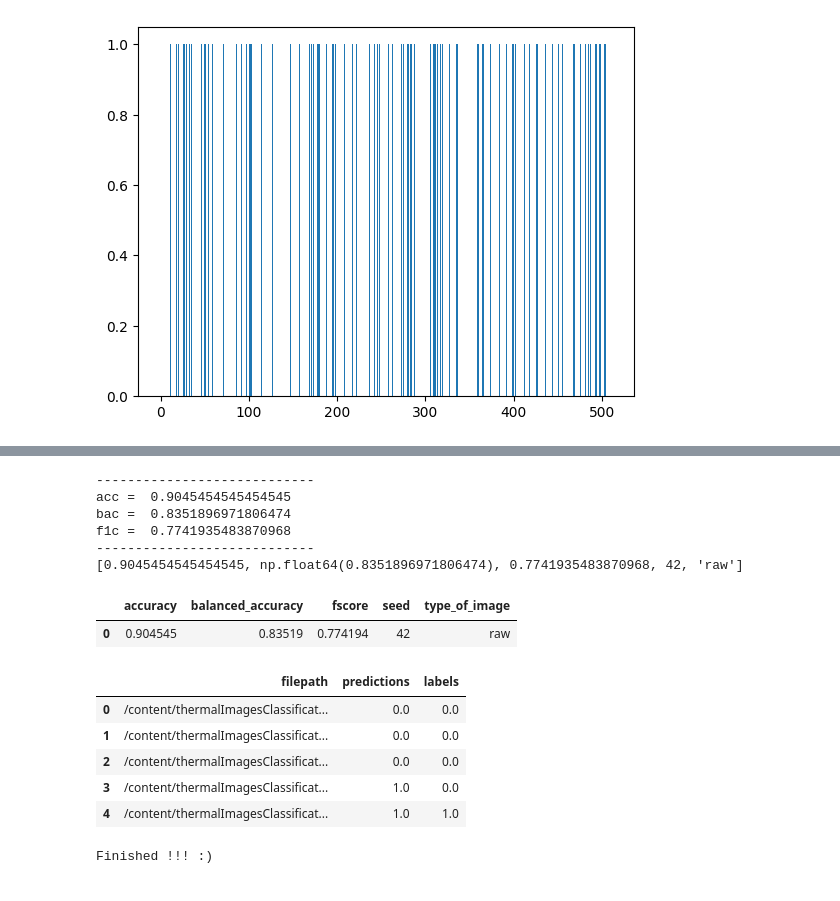
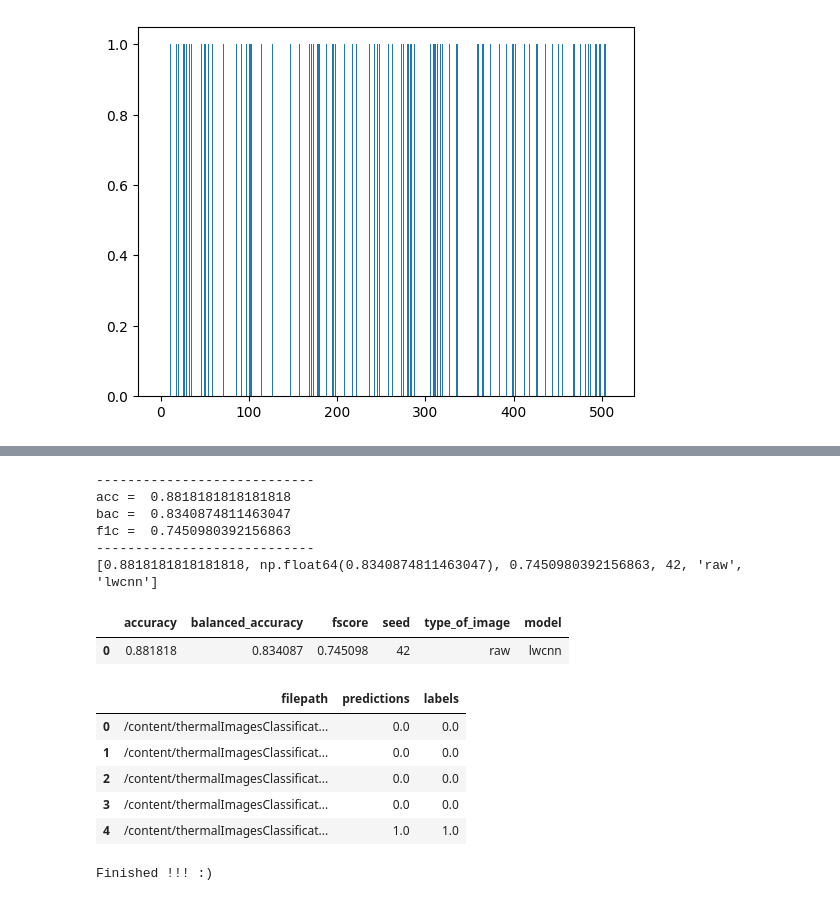
Before and after one commit to rgmantovani/thermalImagesClassification, a Jupyter notebook: main.ipynb, the cells around one changed output, grey strips where cells are left out. Saved outputs shown, nothing was run; the diff lists cells and outputs as text; code cells hidden in the pictures.

```diff
--- a/main.ipynb
+++ b/main.ipynb
@@ -279,3 +270,15 @@ def get_CNN_model(input_shape):
 	CNNmodel.add(layers.Dense(1, activation="sigmoid"))
 
 	return(CNNmodel)
+# %%
+def get_VGG19_model_Keras(input_shape) :
+
+  VGGmodel = models.Sequential()
+  baseModel = VGG19(input_shape=input_shape, weights='imagenet',include_top=False)
+  baseModel.trainable = False
+  VGGmodel.add(baseModel)
+  VGGmodel.add(layers.Flatten())
+  VGGmodel.add(layers.Dense(4096,activation = 'relu'))
+  VGGmodel.add(layers.Dense(4096,activation = 'relu'))
+  VGGmodel.add(layers.Dense(1,activation = 'sigmoid'))
+  return(VGGmodel)
@@ -282,5 +316,10 @@ def get_CNN_model(input_shape):
 # %%
-# Defining a classical CNN model
-model = get_CNN_model(input_shape=input_shape)
+# Defining DL model
+if(MODEL == "cnn"):
+  model = get_CNN_model(input_shape=input_shape)
+elif(MODEL == "vgg19"):
+  model = get_VGG19_model_Keras(input_shape=input_shape)
+else: # LWCNN
+  model = get_LW_CNN_model_Taspinar(input_shape=input_shape)
 model.summary()
 # %% [output]
@@ -318,9 +378,10 @@ model.compile(
 
 # Callbacks
 early_stopper = EarlyStopping(monitor="val_loss", mode="min", patience=10, verbose=1)
-csv_logger    = CSVLogger(f"log_history_cnn_{TYPE_OF_IMAGE}_seed_{current_seed}.csv", separator=",", append=False)
+csv_logger    = CSVLogger(f"log_history_{MODEL}_{TYPE_OF_IMAGE}_seed_{current_seed}.csv", separator=",", append=False)
+# timetaken     = timecallback()
 
-print(" - training CNN")
+print(f" - training {MODEL}")
 
 history  = model.fit(X_train, y_train, epochs=100, validation_split=0.3, batch_size=16, callbacks=[early_stopper, csv_logger])
 # %% [output]
@@ -362,31 +423,31 @@ disp.plot()
 # %%
 # ----------------------------
 # evaluating with scikit learn metrics
 # ----------------------------
 acc = accuracy_score(y_test, rounded_predictions)
 bac = balanced_accuracy_score(y_test, rounded_predictions)
 f1s = f1_score(y_test, rounded_predictions)
 print("----------------------------")
 print("acc = ", acc)
 print("bac = ", bac)
 print("f1c = ", f1s)
 print("----------------------------")
 
-performances = ([acc, bac, f1s, current_seed, TYPE_OF_IMAGE])
+performances = ([acc, bac, f1s, current_seed, TYPE_OF_IMAGE, MODEL])
 print(performances)
 df_performances = pd.DataFrame(performances).transpose()
-df_performances.columns = ['accuracy', 'balanced_accuracy', 'fscore', 'seed', 'type_of_image']
-df_performances.to_csv(f"performances_cnn_{TYPE_OF_IMAGE}_seed_{current_seed}.csv", index = False)
+df_performances.columns = ['accuracy', 'balanced_accuracy', 'fscore', 'seed', 'type_of_image', 'model']
+df_performances.to_csv(f"performances_{MODEL}_{TYPE_OF_IMAGE}_seed_{current_seed}.csv", index = False)
 df_performances.head()
 # %% [output]
 ----------------------------
-acc =  0.9045454545454545
-bac =  0.8351896971806474
-f1c =  0.7741935483870968
+acc =  0.8818181818181818
+bac =  0.8340874811463047
+f1c =  0.7450980392156863
 ----------------------------
-[0.9045454545454545, np.float64(0.8351896971806474), 0.7741935483870968, 42, 'raw']
+[0.8818181818181818, np.float64(0.8340874811463047), 0.7450980392156863, 42, 'raw', 'lwcnn']
-|  | accuracy | balanced_accuracy | fscore | seed | type_of_image |
-| 0 | 0.904545 | 0.83519 | 0.774194 | 42 | raw |
+|  | accuracy | balanced_accuracy | fscore | seed | type_of_image | model |
+| 0 | 0.881818 | 0.834087 | 0.745098 | 42 | raw | lwcnn |
 # %%
 # -----------------------------------------------------------
 # adding predictions to a data frame
@@ -397,7 +458,7 @@ df_pred  = pd.DataFrame(rounded_predictions)
 df_label = pd.DataFrame(y_test)
 df_merged = pd.concat([df_x_test_files, df_pred, df_label], axis = 1)
 df_merged.columns = ['filepath', 'predictions', 'labels']
-df_merged.to_csv(f"predictions_cnn_{TYPE_OF_IMAGE}_seed_{current_seed}.csv", index = False)
+df_merged.to_csv(f"predictions_{MODEL}_{TYPE_OF_IMAGE}_seed_{current_seed}.csv", index = False)
 df_merged.head()
 
 # -----------------------------------------------------------
@@ -407,7 +468,7 @@ df_merged.head()
 | 0 | /content/thermalImagesClassificat... | 0.0 | 0.0 |
 | 1 | /content/thermalImagesClassificat... | 0.0 | 0.0 |
 | 2 | /content/thermalImagesClassificat... | 0.0 | 0.0 |
-| 3 | /content/thermalImagesClassificat... | 1.0 | 0.0 |
+| 3 | /content/thermalImagesClassificat... | 0.0 | 0.0 |
 | 4 | /content/thermalImagesClassificat... | 1.0 | 1.0 |
 # %%
 print("Finished !!! :) ")
```
Also changed, not shown: parts of 19 cells of this notebook, 34 other files.
